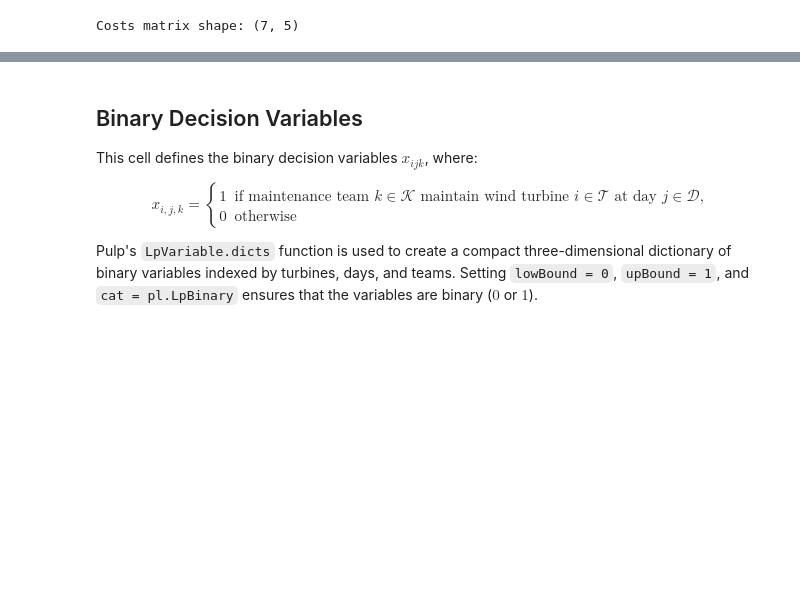
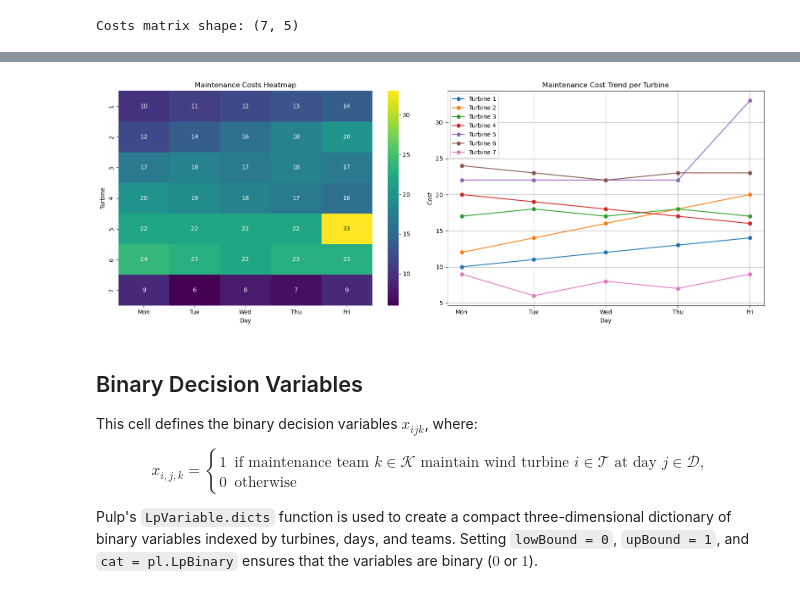
Before and after one commit to vitomarcorubino/Wind-Turbine-Maintenance-Optimization, a Jupyter notebook: wind_turbine_maintenance_optimization.ipynb, the cells around one changed output, grey strips where cells are left out. Drawn from its saved outputs; the diff is of its cells as text; code cells hidden in the pictures; blank space fills up the shorter version.

```diff
--- a/wind_turbine_maintenance_optimization.ipynb
+++ b/wind_turbine_maintenance_optimization.ipynb
@@ -109,3 +116,30 @@ Costs matrix shape: (7, 5)
+# %%
+day_labels = ["Mon","Tue","Wed","Thu","Fri"]
+
+fig, axes = plt.subplots(1, 2, figsize=(16,6))
+
+# --- Left subplot: Heatmap ---
+sns.heatmap(costs, annot=True, cmap="viridis",
+            xticklabels=day_labels, yticklabels=turbines,
+            ax=axes[0])
+axes[0].set_title("Maintenance Costs Heatmap")
+axes[0].set_xlabel("Day")
+axes[0].set_ylabel("Turbine")
+
+# --- Right subplot: Line trends ---
+for i in range(costs.shape[0]):
+    axes[1].plot(day_labels, costs[i], marker="o", label=f"Turbine {i+1}")
+
+axes[1].set_title("Maintenance Cost Trend per Turbine")
+axes[1].set_xlabel("Day")
+axes[1].set_ylabel("Cost")
+axes[1].legend()
+axes[1].grid(True)
+
+plt.tight_layout()
+plt.show()
+# %% [output]
+[figure, added]
 # %% [markdown]
 ## Binary Decision Variables
 This cell defines the binary decision variables $x_{ijk}$, where:
```
Also changed, not shown: parts of 3 cells of this notebook, 3 other files.
